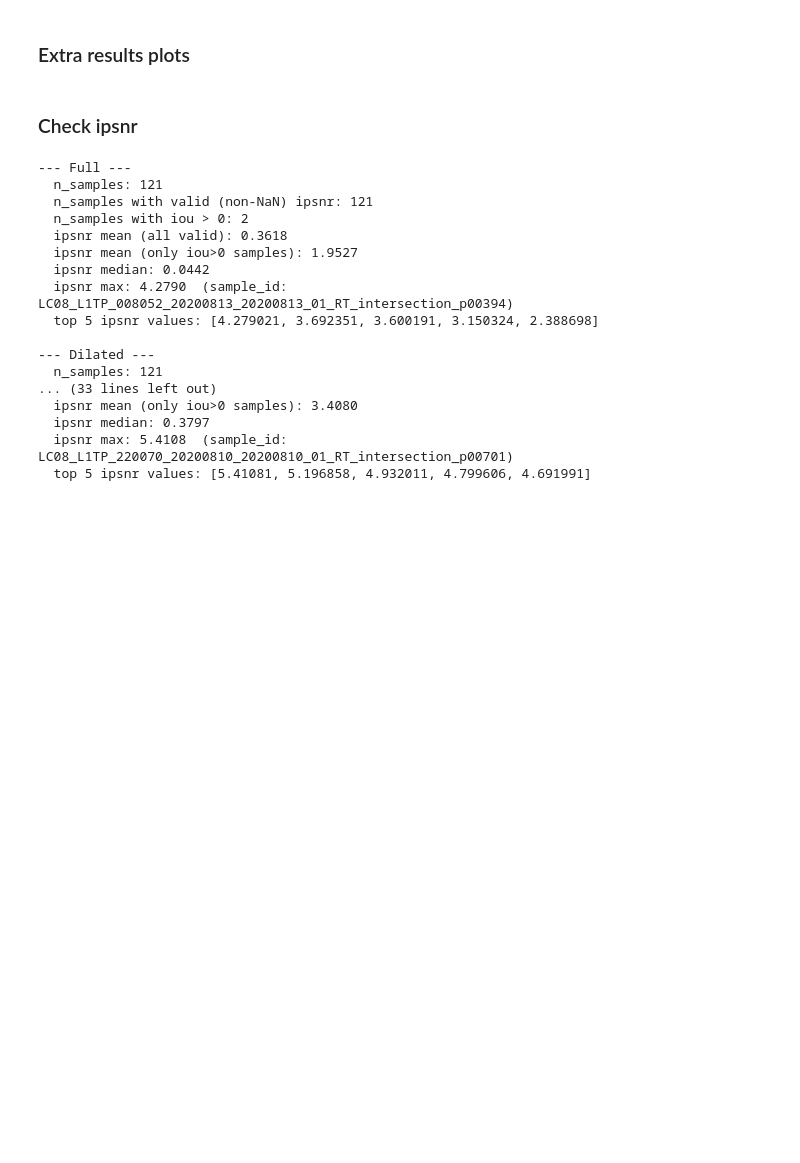
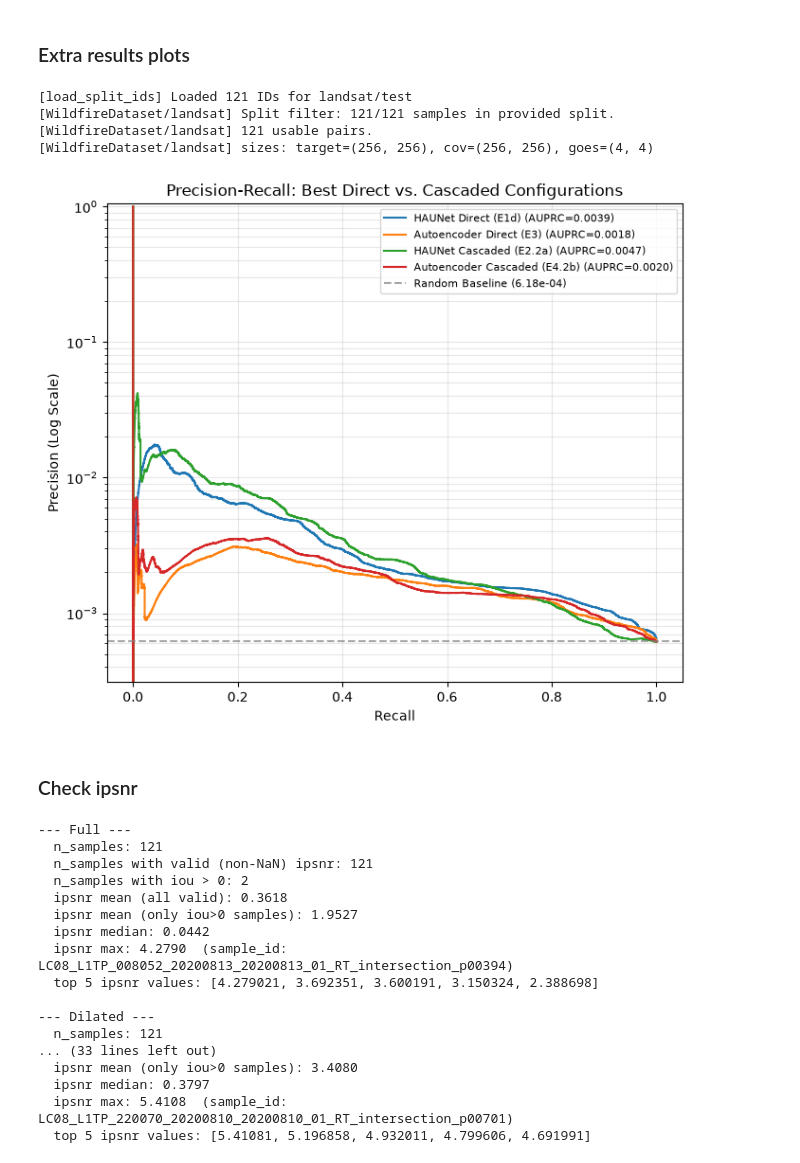
Before and after one commit to ada-th25/irp-th25-azure, a Jupyter notebook: notebooks/explore_results_summary.ipynb, the cells around one changed output. Cells and saved outputs as stored; diff of their text form; code cells hidden in the pictures; blank space fills up the shorter version.

Commit message:
CHORE: Add PR curve

```diff
--- a/notebooks/explore_results_summary.ipynb
+++ b/notebooks/explore_results_summary.ipynb
@@ -501,4 +573,33 @@ def plot_pr_curves(curve_specs, title="Precision-Recall Curves", out_path=None):
     plt.show()
+# %%
+from pathlib import Path
+
+# Identify project root (steps up if currently inside 'notebooks')
+PROJECT_ROOT = Path.cwd().parent if Path.cwd().name == "notebooks" else Path.cwd()
+
+landsat_test_ids = load_split_ids(BUCKET, "landsat", "test", PREFIX, SPLITS_DIR)
+landsat_test_ds = WildfireDataset(
+    BUCKET, PREFIX, "landsat", split_ids=landsat_test_ids,
+    dilate_target=False, heatmap_target=False,
+    augment=False,
+)
+
+plot_pr_curves(
+    [
+        {"label": "HAUNet Direct (E1d)",          "preds_dir": PROJECT_ROOT / "logs/e1_haunet_direct_focal_dice_dilated_preds",                 "dataset": landsat_test_ds},
+        {"label": "Autoencoder Direct (E3)",       "preds_dir": PROJECT_ROOT / "logs/e3_autoencoder_direct_focal_dice_preds",                    "dataset": landsat_test_ds},
+        {"label": "HAUNet Cascaded (E2.2a)",       "preds_dir": PROJECT_ROOT / "logs/e2_haunet_cascaded_stage2_focal_dice_single_dilated_preds", "dataset": landsat_test_ds},
+        {"label": "Autoencoder Cascaded (E4.2b)",  "preds_dir": PROJECT_ROOT / "logs/e4_autoencoder_cascaded_stage2_focal_dice_dilated_v2_preds",   "dataset": landsat_test_ds},
+    ],
+    title="Precision-Recall: Best Direct vs. Cascaded Configurations",
+    out_path=PROJECT_ROOT / "deliverables/figures/pr_curve_all_best.png",
+)
+# %% [output]
+[load_split_ids] Loaded 121 IDs for landsat/test
+[WildfireDataset/landsat] Split filter: 121/121 samples in provided split.
+[WildfireDataset/landsat] 121 usable pairs.
+[WildfireDataset/landsat] sizes: target=(256, 256), cov=(256, 256), goes=(4, 4)
+[figure, added]
 # %% [markdown]
 ### Check ipsnr
 # %%
```
Also changed, not shown: parts of 1 cell of this notebook, 1 other file.
